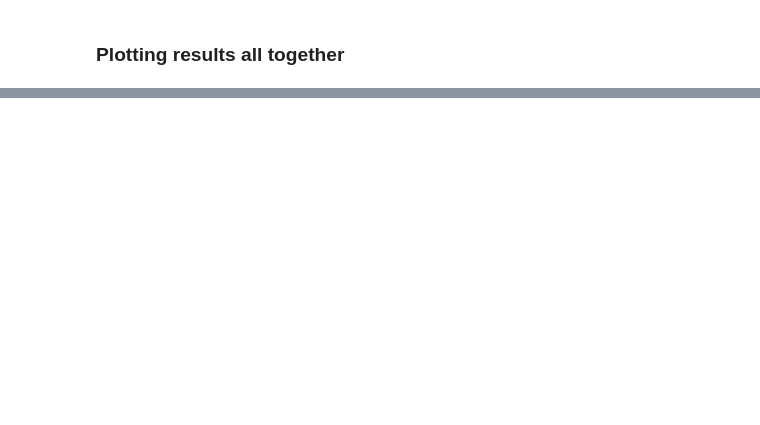
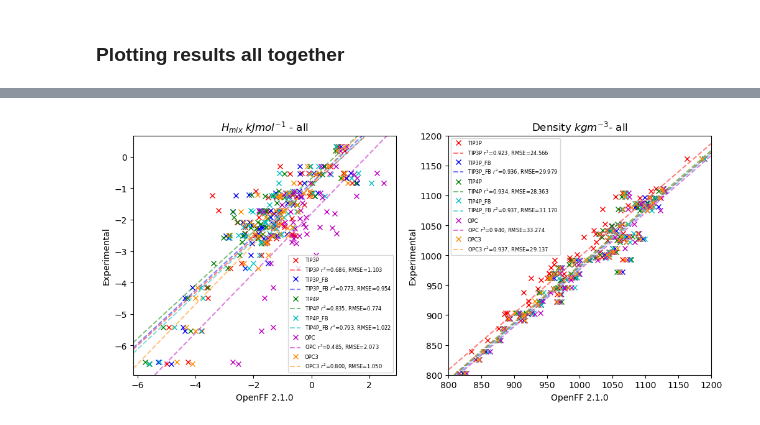
Before and after one commit to barmoral/evaluator-blanca, a Jupyter notebook: evaluator_water_calcs/hmix_dens_watermodels/analysis_funcgroups.ipynb, the cells around one changed output, grey strips where cells are left out. Cells and saved outputs as stored; diff of their text form; code cells hidden in the pictures; blank space fills up the shorter version.

```diff
--- a/evaluator_water_calcs/hmix_dens_watermodels/analysis_funcgroups.ipynb
+++ b/evaluator_water_calcs/hmix_dens_watermodels/analysis_funcgroups.ipynb
@@ -440 +395,35 @@ for w in waters:
+# %%
+waters=('TIP3P','TIP3P_FB','TIP4P','TIP4P_FB','OPC','OPC3')
+
+results_all=dict()
+results_alcohols=dict()
+results_amines=dict()
+results_both=dict()
+# results_other=dict()
+
+for w in waters:
+    dens_result_all=analysis_all('Density', w, 'all')
+    results_all.update(dens_result_all)
+    hmix_result_all=analysis_all('EnthalpyOfMixing',w,'all')
+    results_all.update(hmix_result_all)
+
+    dens_result_alcohols=analysis_all('Density', w, 'alcohols')
+    results_alcohols.update(dens_result_alcohols)
+    hmix_result_alcohols=analysis_all('EnthalpyOfMixing',w,'alcohols')
+    results_alcohols.update(hmix_result_alcohols)
+
+    dens_result_amines=analysis_all('Density', w, 'amines')
+    results_amines.update(dens_result_amines)
+    hmix_result_amines=analysis_all('EnthalpyOfMixing',w,'amines')
+    results_amines.update(hmix_result_amines)
+
+    dens_result_both=analysis_all('Density', w, 'both')
+    results_both.update(dens_result_both)
+    hmix_result_both=analysis_all('EnthalpyOfMixing',w,'both')
+    results_both.update(hmix_result_both)
+
+    # dens_result_other=analysis_all('Density', w, 'other')
+    # results_other.update(dens_result_other)
+    # hmix_result_other=analysis_all('EnthalpyOfMixing',w,'other')
+    # results_other.update(hmix_result_other)
 # %%
@@ -483,0 +474,4 @@ plt.show()
+# %%
+plot_results(results_all,'all')
+# %% [output]
+[figure, added]
```
Also changed, not shown: parts of 31 cells of this notebook, 10 other files.
